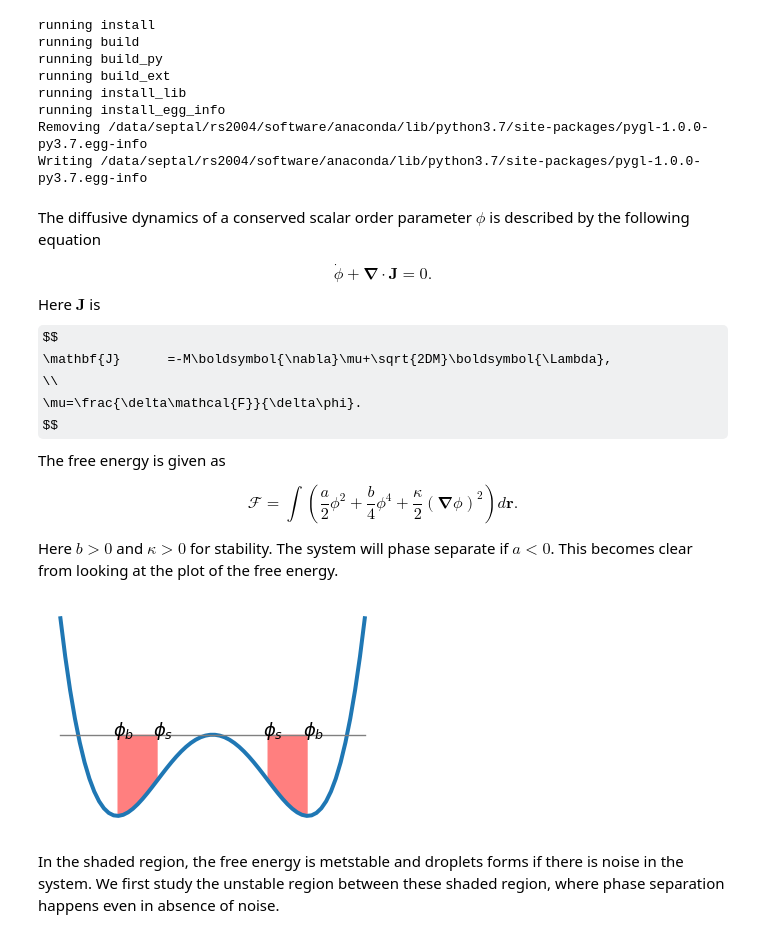
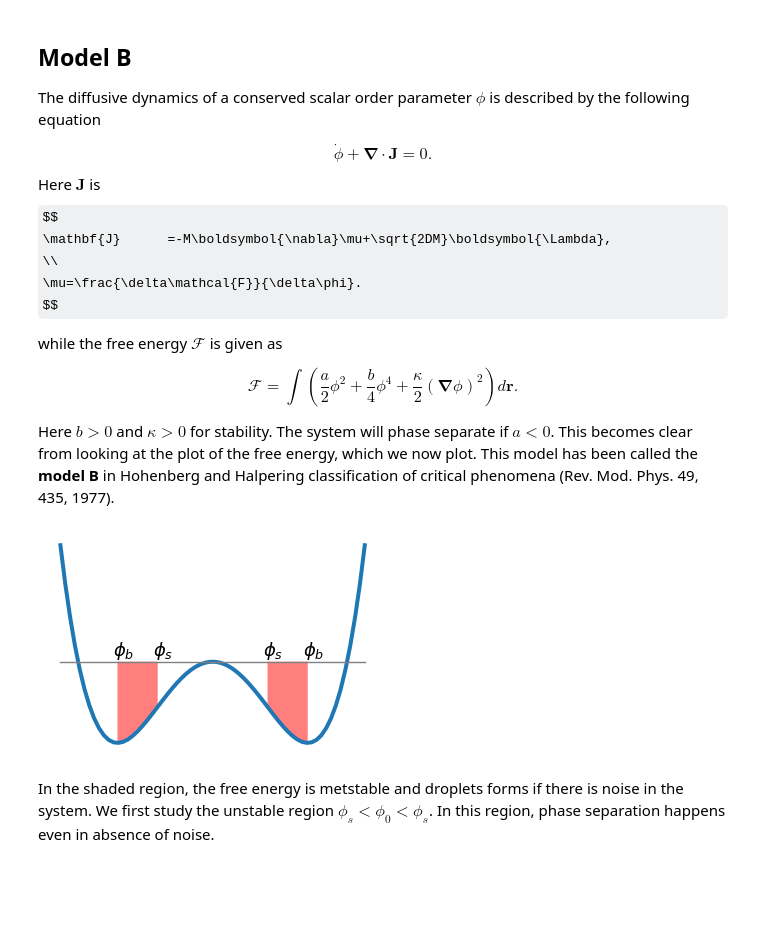
Before and after one commit to rajeshrinet/pygl, a Jupyter notebook: examples/modelB.ipynb, the cells around one changed output. Drawn from its saved outputs; the diff is of its cells as text; code cells hidden in the pictures; some formulas as TeX source; blank space fills up the shorter version.

```diff
--- a/examples/modelB.ipynb
+++ b/examples/modelB.ipynb
@@ -1,20 +1,6 @@
-# %%
-## compile PyGL for this notebook
-import os
-owd = os.getcwd()
-os.chdir('../')
-%run setup.py install
-os.chdir(owd)
-# %% [output]
-running install
-running build
-running build_py
-running build_ext
-running install_lib
-running install_egg_info
-Removing /data/septal/rs2004/software/anaconda/lib/python3.7/site-packages/pygl-1.0.0-py3.7.egg-info
-Writing /data/septal/rs2004/software/anaconda/lib/python3.7/site-packages/pygl-1.0.0-py3.7.egg-info
 # %% [markdown]
+## Model B
+
 The diffusive dynamics of a conserved scalar order parameter $\phi$ is described by the following equation
 
 $$
@@ -26,13 +12,14 @@ $$
 \\
 \mu=\frac{\delta\mathcal{F}}{\delta\phi}.
 $$
-The free energy is given as
+
+while the free energy $\mathcal{F}$ is given as
 
 $$
 \mathcal{F}=\int\left(\frac{a}{2}\phi^{2}+\frac{b}{4}\phi^{4}+\frac{\kappa}{2}(\boldsymbol{\nabla}\phi)^{2}\right)d\boldsymbol{r}.
 $$
 
-Here $b>0$ and $\kappa >0$ for stability. The system will phase separate if $a<0$. This becomes clear from looking at the plot of the free energy.
+Here $b>0$ and $\kappa >0$ for stability. The system will phase separate if $a<0$. This becomes clear from looking at the plot of the free energy, which we now plot. This model has been called the **model B** in Hohenberg and Halpering classification of critical phenomena (Rev. Mod. Phys. 49, 435, 1977).
 # %%
 %matplotlib inline
 import pygl, numpy as np
@@ -41,22 +28,24 @@ import matplotlib.pyplot as plt
 # %%
 def f(a, b, phi):
     return 0.5*a*phi**2 + 0.25*b*phi**4
 
 phi = np.linspace(-1.6, 1.6, 64)
 a, b = -0.25, 0.25
 
 phi_s = np.sqrt(-a/(3*b))
 phi_b = np.sqrt(-a/(b))
 
 plt.plot(phi, f(a, b, phi), lw=4); plt.plot(phi, 0*phi, 'grey', lw=1.4);  plt.axis('off');
 
-plt.annotate('$\phi_s$', (phi_s-0.05, 0), fontsize=18); plt.annotate('$\phi_s$', (-phi_s-0.05, 0), fontsize=18)
-plt.annotate('$\phi_b$', (phi_b-0.05, 0), fontsize=18); plt.annotate('$\phi_b$', (-phi_b-0.05, 0), fontsize=18)
+plt.annotate('$\phi_s$', (phi_s-0.05, 0.005), fontsize=18);
+plt.annotate('$\phi_s$', (-phi_s-0.05, .005), fontsize=18)
+plt.annotate('$\phi_b$', (phi_b-0.05, 0.005), fontsize=18);
+plt.annotate('$\phi_b$', (-phi_b-0.05, .005), fontsize=18)
 
 x = np.linspace(-phi_b, -phi_s, 32);  plt.fill_between(x, f(a, b, x), facecolor='red', alpha=0.5)
 x = np.linspace(phi_s, phi_b, 32);    plt.fill_between(x, f(a, b, x), facecolor='red', alpha=0.5);
 # %% [output]
-[figure, old version]
+[figure, new version]
 # %% [markdown]
-In the shaded region, the free energy is metstable and droplets forms if there is noise in the system. We first study the unstable region between these shaded region, where phase separation happens even in absence of noise.
+In the shaded region, the free energy is metstable and droplets forms if there is noise in the system. We first study the unstable region $\phi_s < \phi_0 <\phi_s$. In this region, phase separation happens even in absence of noise.
 # %%
```
Also changed, not shown: parts of 6 cells of this notebook, 4 other files.
